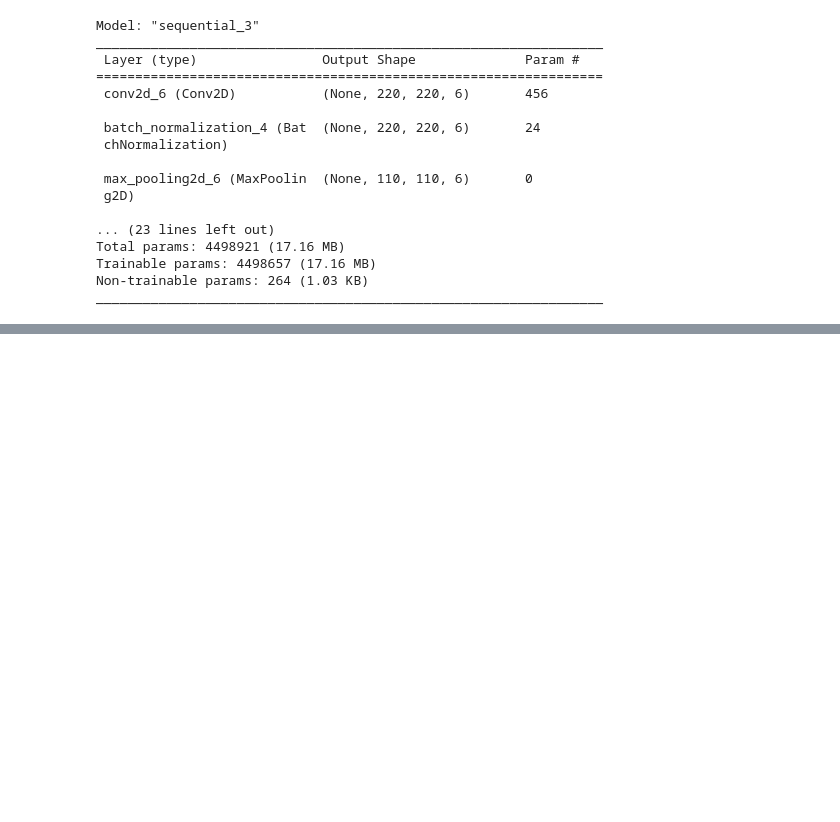
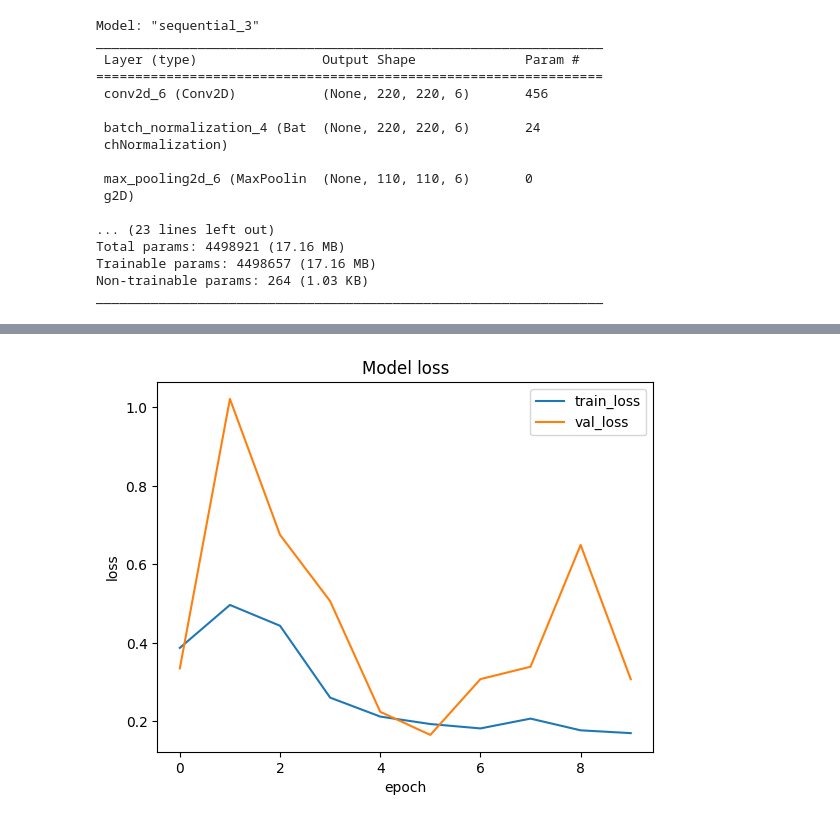
Before and after one commit to mirpouya/TensorFlow-Tutorial, a Jupyter notebook: Convolutional_Neural_Net_Malaria_Detection.ipynb, the cells around one changed output, grey strips where cells are left out. Cells and saved outputs as stored; diff of their text form; code cells hidden in the pictures; blank space fills up the shorter version.

```diff
--- a/Convolutional_Neural_Net_Malaria_Detection.ipynb
+++ b/Convolutional_Neural_Net_Malaria_Detection.ipynb
@@ -148,3 +148,13 @@ Epoch 9/10
 603/603 [==============================] - 58s 96ms/step - loss: 0.1773 - accuracy: 0.9426 - val_loss: 0.6496 - val_accuracy: 0.8911
 Epoch 10/10
 603/603 [==============================] - 41s 69ms/step - loss: 0.1701 - accuracy: 0.9444 - val_loss: 0.3075 - val_accuracy: 0.9209
+# %%
+plt.plot(history.history["loss"])
+plt.plot(history.history["val_loss"])
+plt.title("Model loss")
+plt.ylabel("loss")
+plt.xlabel("epoch")
+plt.legend(["train_loss", "val_loss"])
+plt.show()
+# %% [output]
+[figure, added]
```
Also changed, not shown: parts of 1 cell of this notebook.
